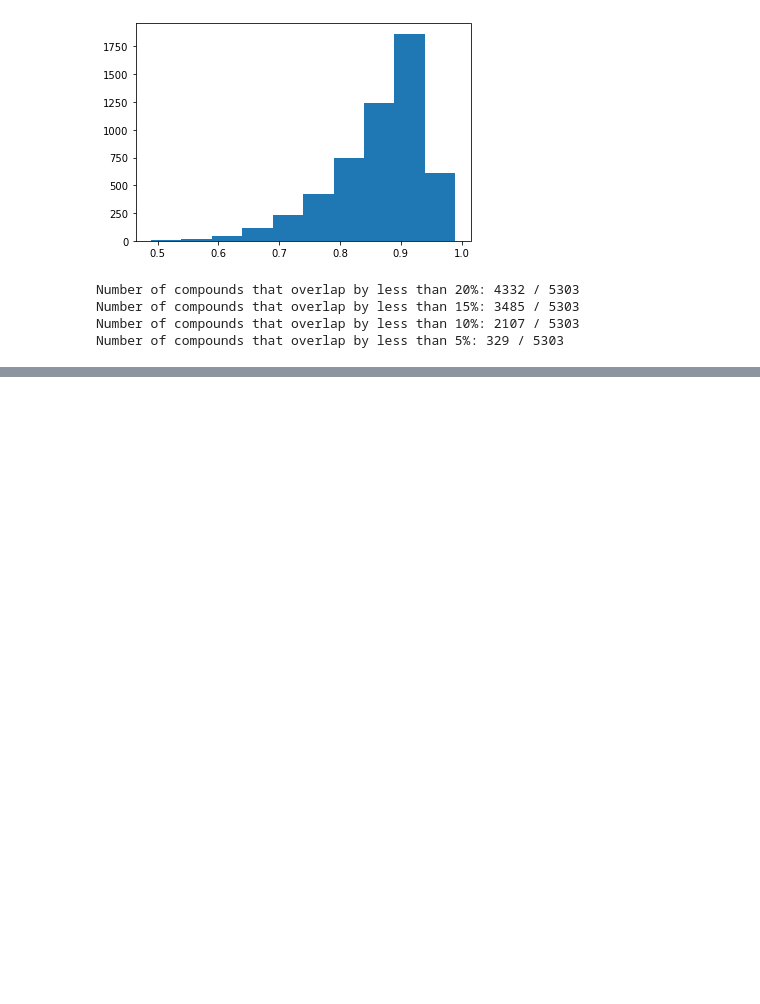
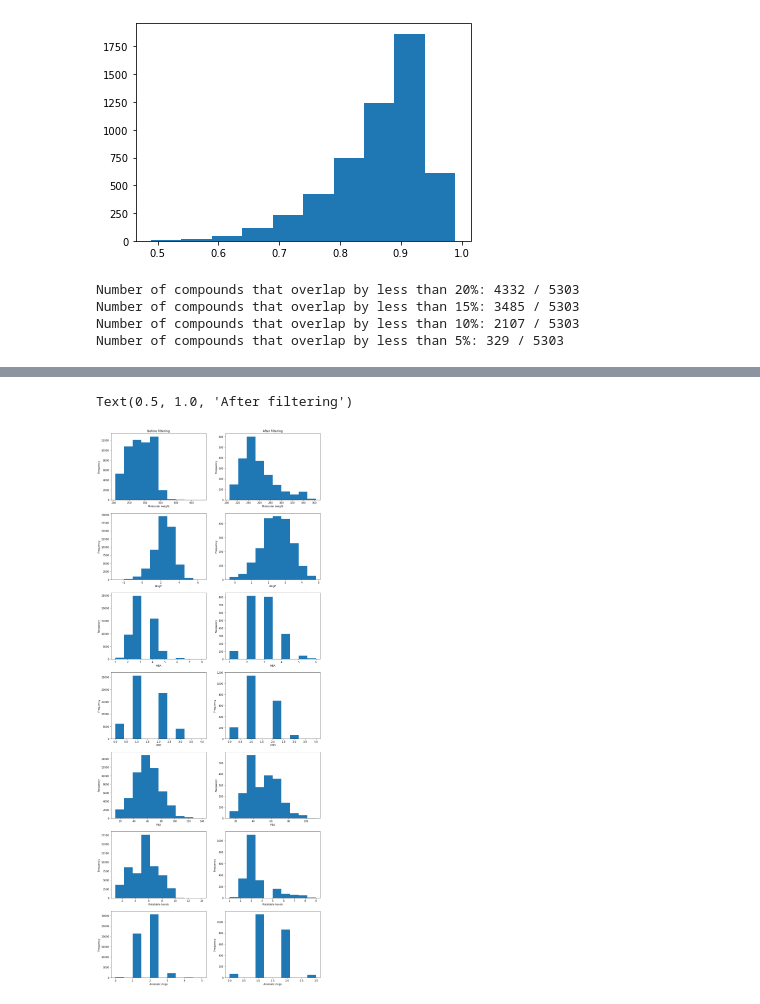
Before and after one commit to stephwills/fragment_network_merges, a Jupyter notebook: notebooks/filtering.ipynb, the cells around one changed output, grey strips where cells are left out. Cells and saved outputs as stored; diff of their text form; code cells hidden in the pictures; blank space fills up the shorter version.

Commit message:
Compare unfiltered vs filtered

```diff
--- a/notebooks/filtering.ipynb
+++ b/notebooks/filtering.ipynb
@@ -330,0 +334,8 @@ for i in tqdm(embedded_merges):
+# %%
+nonoverlap_mols_dict  = {}
+
+for i in tqdm(embedded_merges):
+    mol = embedded_merges[i]
+    protrude_dist = rdShapeHelpers.ShapeProtrudeDist(mol, protein)
+    if protrude_dist > 0.9:
+        nonoverlap_mols_dict[i] = mol
@@ -330,0 +344,2 @@ for i in tqdm(embedded_merges):
+# %%
+filtered_df = pd.DataFrame({'Filtered molecules': nonoverlap_mols})
@@ -330,0 +358,16 @@ for i in tqdm(embedded_merges):
+# %%
+features = ['Molecular weight', 'AlogP', 'HBA', 'HBD', 'PSA', 'Rotatable bonds', 'Aromatic rings']
+# %%
+fig, axs = plt.subplots(7, 2, figsize = (15, 40))
+for i, feature in enumerate(features):
+    axs[i, 0].hist(expansions[feature])
+    axs[i, 1].hist(filtered_df[feature])
+    axs[i, 0].set(xlabel=feature, ylabel='Frequency')
+    axs[i, 1].set(xlabel=feature, ylabel='Frequency')
+axs[0, 0].set_title('Before filtering')
+axs[0, 1].set_title('After filtering')
+
+plt.show()
+# %% [output]
+Text(0.5, 1.0, 'After filtering')
+[figure, added]
```
Also changed, not shown: parts of 7 cells of this notebook.
